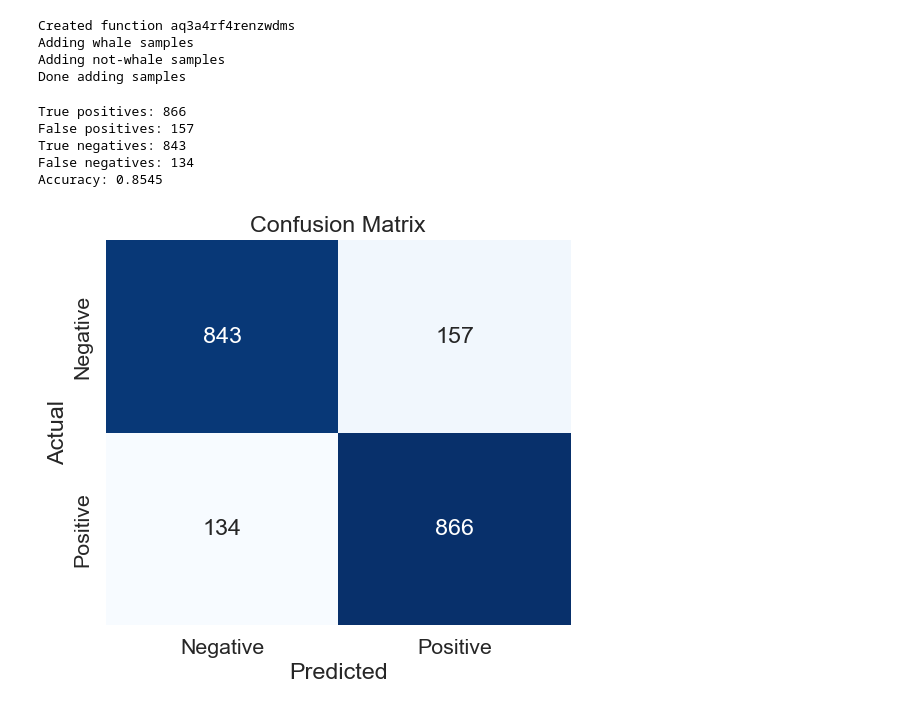
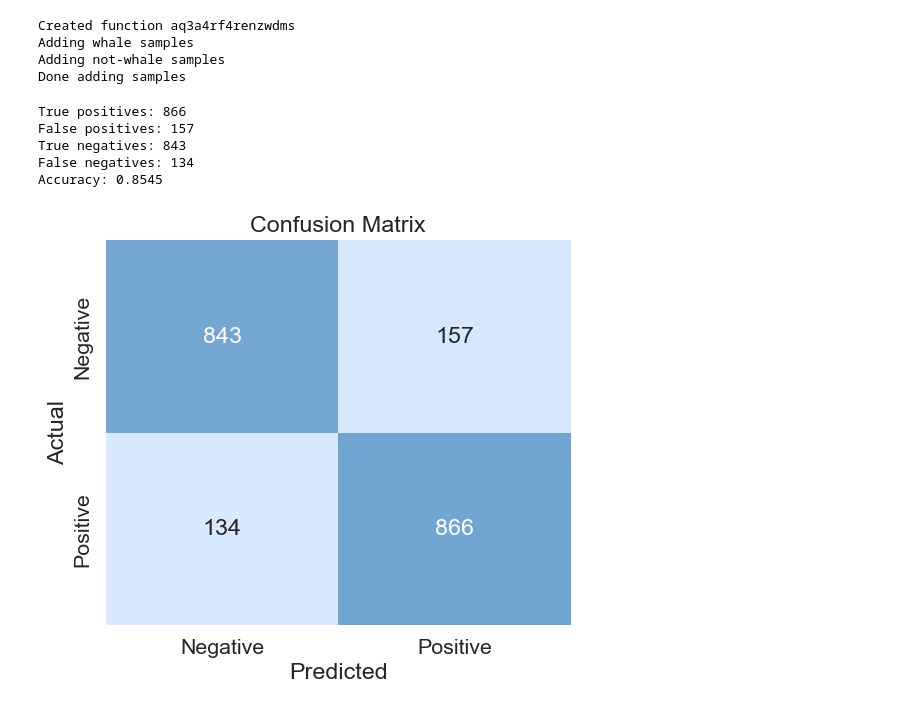
Before and after one commit to NyckelAI/codesamples, a Jupyter notebook: whale_sound_classification/whale_sound_classification.ipynb, the cells around one changed output. Cells and saved outputs as stored; diff of their text form; code cells hidden in the pictures.

Commit message:
Adding confusing matrix and spectrogram images

```diff
--- a/whale_sound_classification/whale_sound_classification.ipynb
+++ b/whale_sound_classification/whale_sound_classification.ipynb
@@ -199,31 +209,35 @@ for sample in not_whale_subset_test:
 # %%
 
 print(f"True positives: {true_positives}")
 print(f"False positives: {false_positives}")
 print(f"True negatives: {true_negatives}")
 print(f"False negatives: {false_negatives}")
 
 print(f"Accuracy: {(true_positives + true_negatives) / (true_positives + true_negatives + false_positives + false_negatives)}")
 
 ## Create and show a confusion matrix
 confusion_matrix = np.array([[true_negatives, false_positives],
                              [false_negatives, true_positives]])
 
 # Plot the confusion matrix
 plt.figure(figsize=(6, 5))
 sns.set(font_scale=1.4)
-sns.heatmap(confusion_matrix, annot=True, cmap='Blues', fmt='g', cbar=False,
+light_blue_palette = LinearSegmentedColormap.from_list(
+    "light_blue", ['#d9e9ff', '#71a6d2'], N=256)
+sns.heatmap(confusion_matrix, annot=True, cmap=light_blue_palette, fmt='g', cbar=False,
             xticklabels=['Negative', 'Positive'],
             yticklabels=['Negative', 'Positive'])
 
 plt.xlabel('Predicted')
 plt.ylabel('Actual')
 plt.title('Confusion Matrix')
+# save the confusion matrix to a png file
+plt.savefig('confusion_matrix.png', dpi=300, bbox_inches='tight')
 plt.show()
 # %% [output]
 True positives: 866
 False positives: 157
 True negatives: 843
 False negatives: 134
 Accuracy: 0.8545
-[figure, old version]
+[figure, new version]
```
Also changed, not shown: parts of 3 cells of this notebook, 4 other files.
